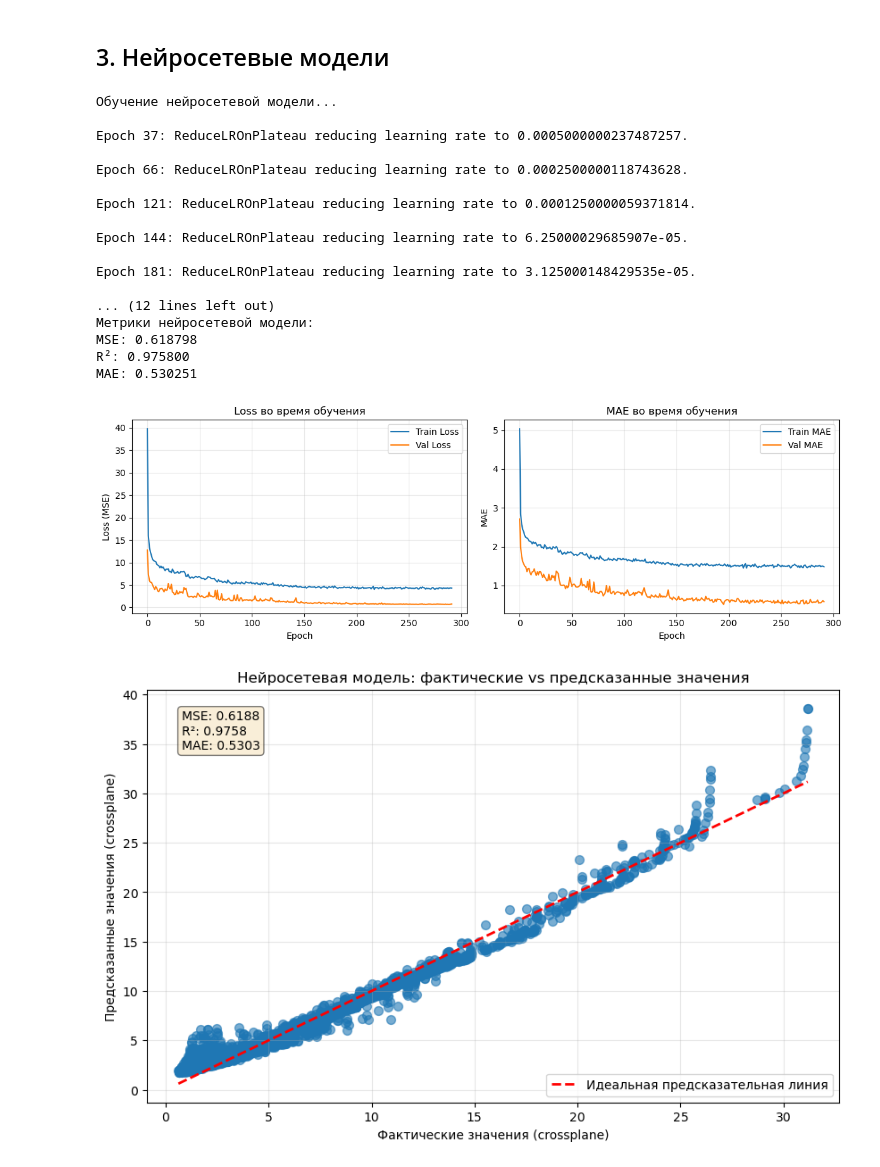
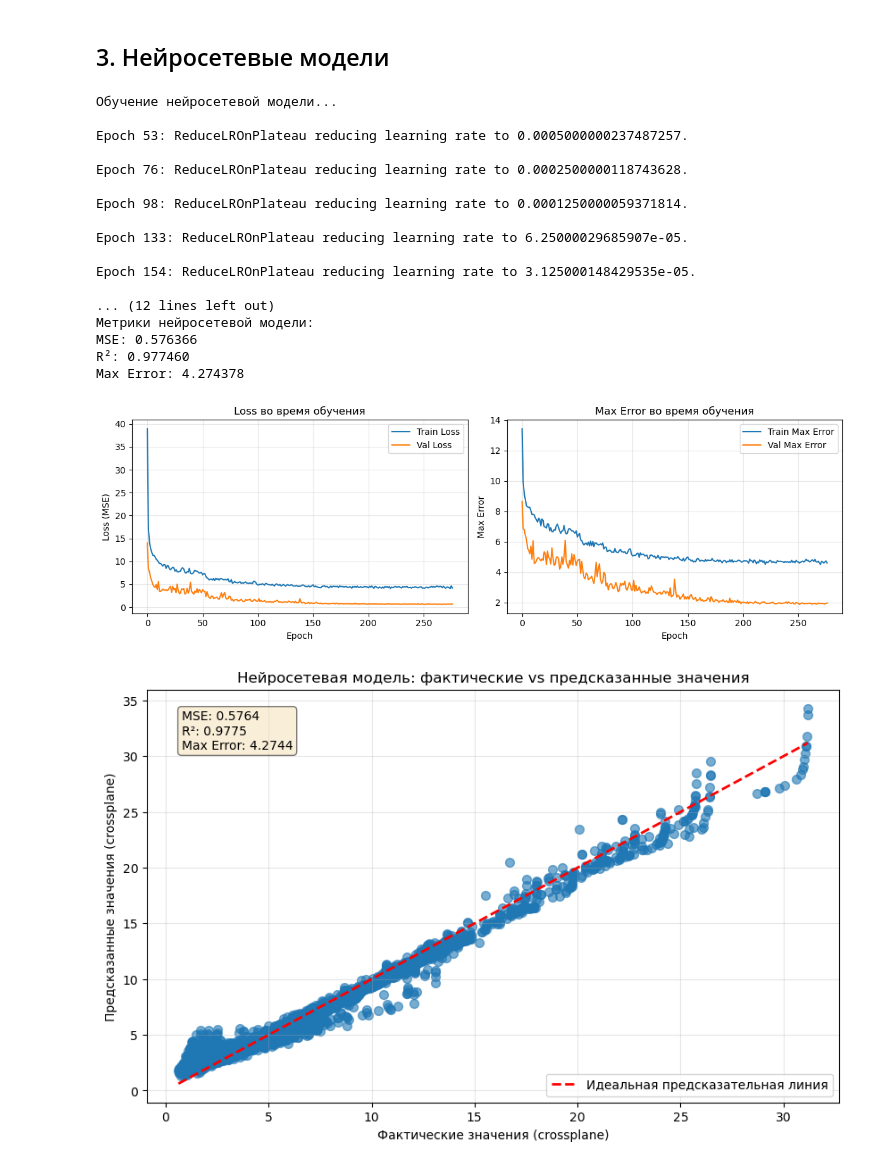
Before and after one commit to kazantseva2/mm-2-2025, a Jupyter notebook: lab2/lab2.ipynb, the cells around one changed output. Drawn from its saved outputs; the diff is of its cells as text; code cells hidden in the pictures.

Commit message:
синхронизация метрик (осталась максимальная ошибка)

```diff
--- a/lab2/lab2.ipynb
+++ b/lab2/lab2.ipynb
@@ -659,3 +659,32 @@ MSE: 0.692229
 R²: 0.972929
 Max Error: 4.071449
 [figure]
+# %%
+from sklearn.neighbors import KNeighborsRegressor
+knn_model = KNeighborsRegressor(n_neighbors=2, weights='distance')
+
+# Обучение модели
+knn_model.fit(X_train, y_train)
+
+# Предсказание
+knn_pred = knn_model.predict(X_test)
+
+# Оценка модели
+knn_mse = mean_squared_error(y_test, knn_pred)
+knn_r2 = r2_score(y_test, knn_pred)
+knn_max_err = max_error(y_test, knn_pred)
+
+print("Градиентный бустинг:")
+print(f"MSE: {knn_mse:.6f}")
+print(f"R²: {knn_r2:.6f}")
+print(f"Max Error: {knn_max_err:.6f}")
+
+# Визуализация результатов
+plt.figure(figsize=(10, 6))
+plt.scatter(y_test, knn_pred, alpha=0.5)
+plt.plot([y_test.min(), y_test.max()], [y_test.min(), y_test.max()], 'r--', lw=2)
+plt.xlabel('Фактические значения')
+plt.ylabel('Предсказанные значения')
+plt.title('Градиентный бустинг: фактические vs предсказанные значения')
+plt.grid(True, alpha=0.3)
+plt.show()
@@ -838,6 +874,12 @@ from sklearn.model_selection import KFold
 import warnings
 warnings.filterwarnings('ignore')
 # %%
+def max_error_metric(y_true, y_pred):
+    """
+    Кастомная метрика для расчета максимальной абсолютной ошибки
+    """
+    return K.max(K.abs(y_true - y_pred))
+
 # 1. Создание нейросетевой модели
 def create_nn_model(input_dim,
                     hidden_layers=[64, 32, 16],
@@ -876,7 +918,7 @@ def create_nn_model(input_dim,
     model.compile(
         optimizer=optimizer,
         loss='mse',  # Mean Squared Error для регрессии
-        metrics=['mae', 'mse']  # Средняя абсолютная ошибка и MSE
+        metrics=[max_error_metric, 'mse']  # Максимальная ошибка и MSE
     )
 
     return model
@@ -929,9 +971,9 @@ def train_nn_model(X_train_scaled, y_train, X_test_scaled, y_test,
     # Оценка модели
     mse = mean_squared_error(y_test, y_pred)
     r2 = r2_score(y_test, y_pred)
-    mae = np.mean(np.abs(y_test - y_pred))
+    me = np.max(np.abs(y_test - y_pred))
 
-    return model, history, y_pred, {'mse': mse, 'r2': r2, 'mae': mae}
+    return model, history, y_pred, {'mse': mse, 'r2': r2, 'me': me}
 # %%
 # Обучение модели
 nn_model, nn_history, nn_pred, nn_metrics = train_nn_model(
@@ -941,29 +983,28 @@ nn_model, nn_history, nn_pred, nn_metrics = train_nn_model(
     patience=25
 )
 
-
 print(f"\nМетрики нейросетевой модели:")
 print(f"MSE: {nn_metrics['mse']:.6f}")
 print(f"R²: {nn_metrics['r2']:.6f}")
-print(f"MAE: {nn_metrics['mae']:.6f}")
+print(f"Max Error: {nn_metrics['me']:.6f}")
 # %% [output]
 Обучение нейросетевой модели...
 
-Epoch 37: ReduceLROnPlateau reducing learning rate to 0.0005000000237487257.
+Epoch 53: ReduceLROnPlateau reducing learning rate to 0.0005000000237487257.
 
-Epoch 66: ReduceLROnPlateau reducing learning rate to 0.0002500000118743628.
+Epoch 76: ReduceLROnPlateau reducing learning rate to 0.0002500000118743628.
 
-Epoch 121: ReduceLROnPlateau reducing learning rate to 0.0001250000059371814.
+Epoch 98: ReduceLROnPlateau reducing learning rate to 0.0001250000059371814.
 
-Epoch 144: ReduceLROnPlateau reducing learning rate to 6.25000029685907e-05.
+Epoch 133: ReduceLROnPlateau reducing learning rate to 6.25000029685907e-05.
 
-Epoch 181: ReduceLROnPlateau reducing learning rate to 3.125000148429535e-05.
+Epoch 154: ReduceLROnPlateau reducing learning rate to 3.125000148429535e-05.
 
 ... (12 lines left out)
 Метрики нейросетевой модели:
-MSE: 0.618798
-R²: 0.975800
-MAE: 0.530251
+MSE: 0.576366
+R²: 0.977460
+Max Error: 4.274378
 # %%
 # Визуализация обучения
 def plot_training_history(history):
@@ -979,12 +1020,12 @@ def plot_training_history(history):
     axes[0].legend()
     axes[0].grid(True, alpha=0.3)
 
-    # MAE
-    axes[1].plot(history.history['mae'], label='Train MAE')
-    axes[1].plot(history.history['val_mae'], label='Val MAE')
-    axes[1].set_title('MAE во время обучения')
+    # Max Error
+    axes[1].plot(history.history['max_error_metric'], label='Train Max Error')
+    axes[1].plot(history.history['val_max_error_metric'], label='Val Max Error')
+    axes[1].set_title('Max Error во время обучения')
     axes[1].set_xlabel('Epoch')
-    axes[1].set_ylabel('MAE')
+    axes[1].set_ylabel('Max Error')
     axes[1].legend()
     axes[1].grid(True, alpha=0.3)
 
@@ -993,28 +1034,28 @@ def plot_training_history(history):
 
 plot_training_history(nn_history)
 # %% [output]
-[figure, old version]
+[figure, new version]
 # %%
 # Визуализация предсказаний
 plt.figure(figsize=(10, 6))
 plt.scatter(y_test, nn_pred, alpha=0.6, s=50)
 plt.plot([y_test.min(), y_test.max()],
          [y_test.min(), y_test.max()],
          'r--', lw=2, label='Идеальная предсказательная линия')
 plt.xlabel('Фактические значения (crossplane)')
 plt.ylabel('Предсказанные значения (crossplane)')
 plt.title('Нейросетевая модель: фактические vs предсказанные значения')
 plt.legend()
 plt.grid(True, alpha=0.3)
 
 # Добавляем текст с метриками
-metrics_text = f"MSE: {nn_metrics['mse']:.4f}\nR²: {nn_metrics['r2']:.4f}\nMAE: {nn_metrics['mae']:.4f}"
+metrics_text = f"MSE: {nn_metrics['mse']:.4f}\nR²: {nn_metrics['r2']:.4f}\nMax Error: {nn_metrics['me']:.4f}"
 plt.text(0.05, 0.95, metrics_text, transform=plt.gca().transAxes,
          verticalalignment='top', bbox=dict(boxstyle='round', facecolor='wheat', alpha=0.5))
 
 plt.show()
 # %% [output]
-[figure, old version]
+[figure, new version]
 # %%
 # Собираем результаты всех моделей
 results = {
```
Also changed, not shown: parts of 3 cells of this notebook, 1 other file.
